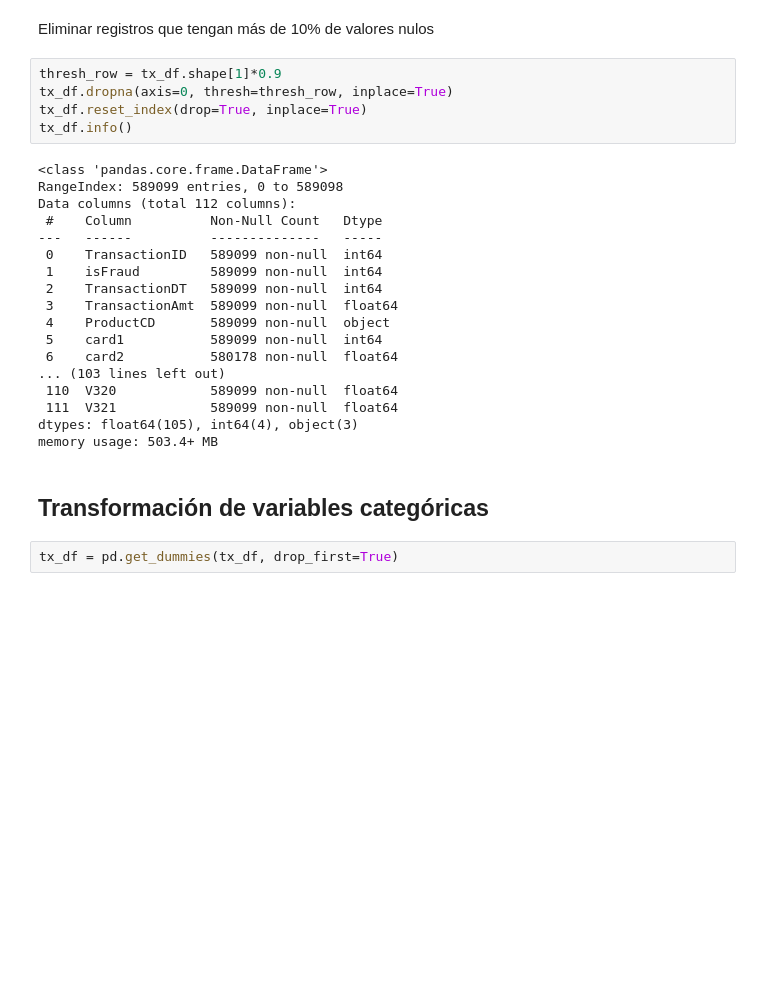
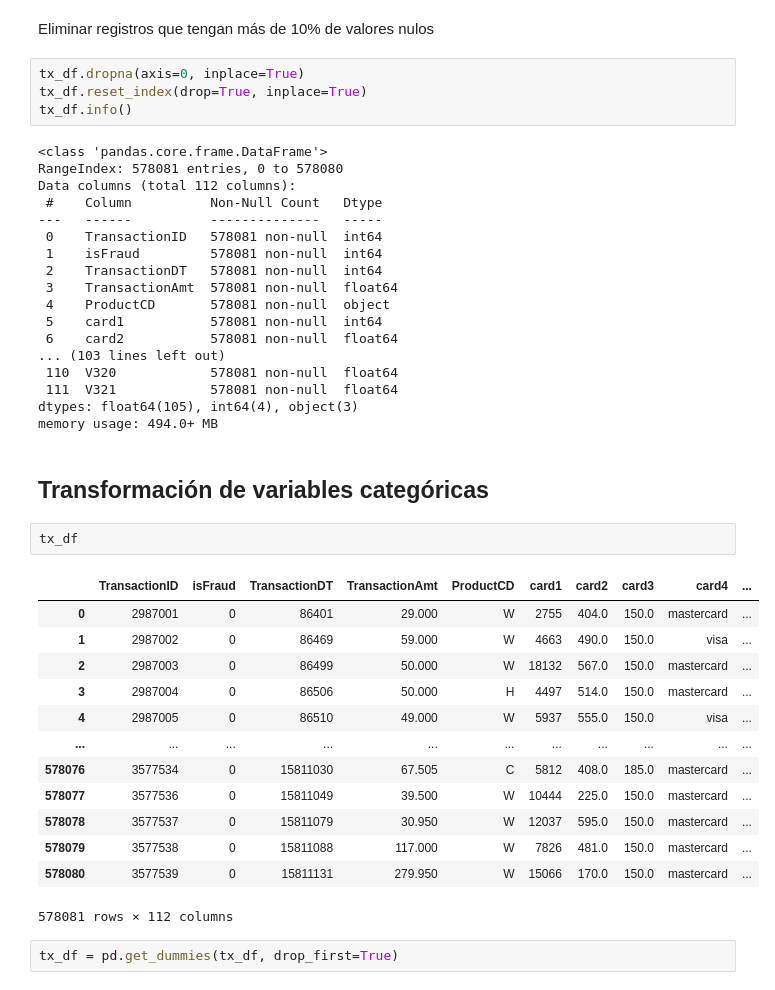
Before and after one commit to alejo963/Proyecto_Integrador, a Jupyter notebook: exploration.ipynb, the cells around one changed output. Saved outputs shown, nothing was run; the diff lists cells and outputs as text; blank space fills up the shorter version.

```diff
--- a/exploration.ipynb
+++ b/exploration.ipynb
@@ -226,30 +226,45 @@ memory usage: 504.6+ MB
 # %% [markdown]
 Eliminar registros que tengan más de 10% de valores nulos
 # %%
-thresh_row = tx_df.shape[1]*0.9
-tx_df.dropna(axis=0, thresh=thresh_row, inplace=True)
+tx_df.dropna(axis=0, inplace=True)
 tx_df.reset_index(drop=True, inplace=True)
 tx_df.info()
 # %% [output]
 <class 'pandas.core.frame.DataFrame'>
-RangeIndex: 589099 entries, 0 to 589098
+RangeIndex: 578081 entries, 0 to 578080
 Data columns (total 112 columns):
  #    Column          Non-Null Count   Dtype
 ---   ------          --------------   -----
- 0    TransactionID   589099 non-null  int64
- 1    isFraud         589099 non-null  int64
- 2    TransactionDT   589099 non-null  int64
- 3    TransactionAmt  589099 non-null  float64
- 4    ProductCD       589099 non-null  object
- 5    card1           589099 non-null  int64
- 6    card2           580178 non-null  float64
+ 0    TransactionID   578081 non-null  int64
+ 1    isFraud         578081 non-null  int64
+ 2    TransactionDT   578081 non-null  int64
+ 3    TransactionAmt  578081 non-null  float64
+ 4    ProductCD       578081 non-null  object
+ 5    card1           578081 non-null  int64
+ 6    card2           578081 non-null  float64
 ... (103 lines left out)
- 110  V320            589099 non-null  float64
- 111  V321            589099 non-null  float64
+ 110  V320            578081 non-null  float64
+ 111  V321            578081 non-null  float64
 dtypes: float64(105), int64(4), object(3)
-memory usage: 503.4+ MB
+memory usage: 494.0+ MB
 # %% [markdown]
 ## Transformación de variables categóricas
+# %%
+tx_df
+# %% [output]
+|  | TransactionID | isFraud | TransactionDT | TransactionAmt | ProductCD | card1 | card2 | card3 | card4 | ... |
+| 0 | 2987001 | 0 | 86401 | 29.000 | W | 2755 | 404.0 | 150.0 | mastercard | ... |
+| 1 | 2987002 | 0 | 86469 | 59.000 | W | 4663 | 490.0 | 150.0 | visa | ... |
+| 2 | 2987003 | 0 | 86499 | 50.000 | W | 18132 | 567.0 | 150.0 | mastercard | ... |
+| 3 | 2987004 | 0 | 86506 | 50.000 | H | 4497 | 514.0 | 150.0 | mastercard | ... |
+| 4 | 2987005 | 0 | 86510 | 49.000 | W | 5937 | 555.0 | 150.0 | visa | ... |
+| ... | ... | ... | ... | ... | ... | ... | ... | ... | ... | ... |
+| 578076 | 3577534 | 0 | 15811030 | 67.505 | C | 5812 | 408.0 | 185.0 | mastercard | ... |
+| 578077 | 3577536 | 0 | 15811049 | 39.500 | W | 10444 | 225.0 | 150.0 | mastercard | ... |
+| 578078 | 3577537 | 0 | 15811079 | 30.950 | W | 12037 | 595.0 | 150.0 | mastercard | ... |
+| 578079 | 3577538 | 0 | 15811088 | 117.000 | W | 7826 | 481.0 | 150.0 | mastercard | ... |
+| 578080 | 3577539 | 0 | 15811131 | 279.950 | W | 15066 | 170.0 | 150.0 | mastercard | ... |
+578081 rows × 112 columns
 # %%
 tx_df = pd.get_dummies(tx_df, drop_first=True)
 # %%
```
Also changed, not shown: parts of 10 cells of this notebook, 1 other file.
